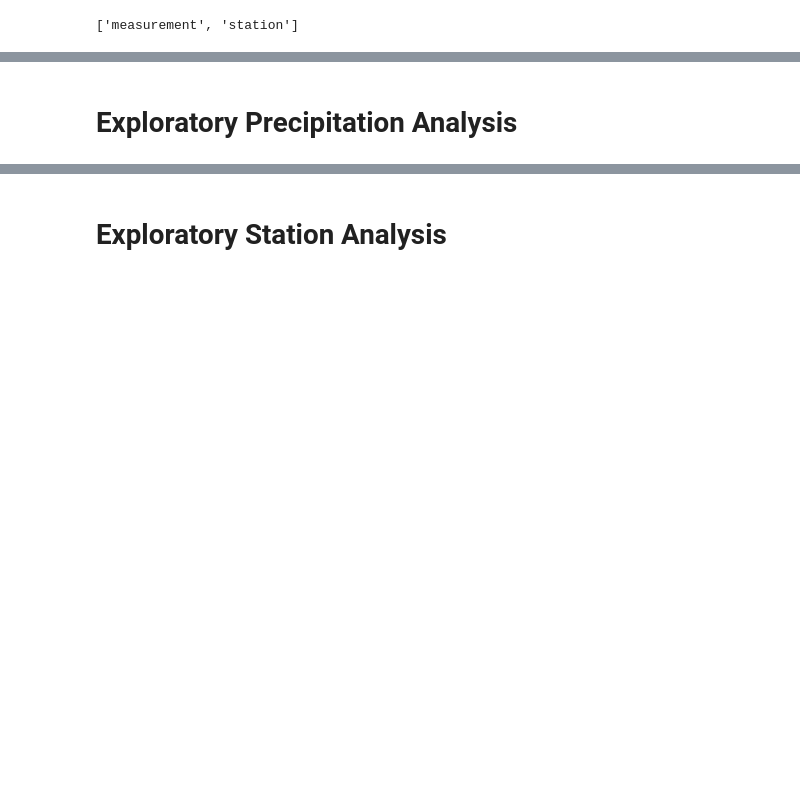
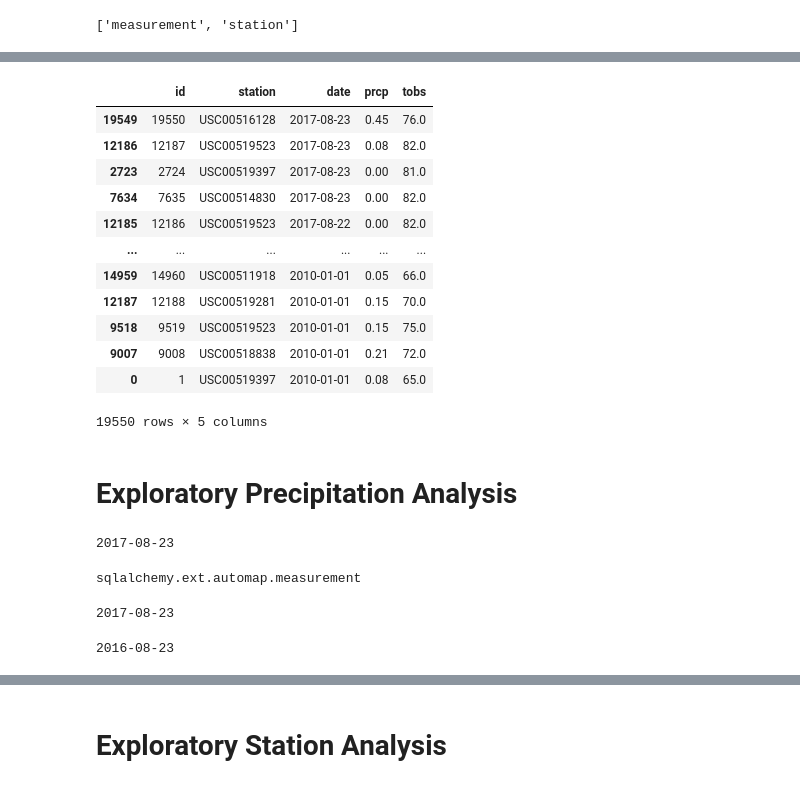
Before and after one commit to Jhernie/sql_alchemy, a Jupyter notebook: evangelista_climate_starter.ipynb, the cells around one changed output, grey strips where cells are left out. Cells and saved outputs as stored; diff of their text form; code cells hidden in the pictures; blank space fills up the shorter version.

```diff
--- a/evangelista_climate_starter.ipynb
+++ b/evangelista_climate_starter.ipynb
@@ -50,14 +56,7 @@ AttributeError: 'function' object has no attribute 'classes'
 # %%
-########_________CODE GRAVEYARD_________########
+sql_query_measurement = "SELECT * FROM measurement;"
 
+with engine.connect() as conn:
+    measurement_df = pd.read_sql(sql_query_measurement, con = conn)
 
-#import data into pandas df
-
-#____THIS DOESN'T WORK BECAUSE THE FILE CONTAINS MULTIPLE TABLES____#
-
-# sql_query = "SELECT * FROM hawaii"
-
-# with engine.connect() as conn:
-#     hawaii_df = pd.read_sql(sql_query, con = conn)
-
-# hawaii_df.head()
+measurement_df.head()
@@ -64,4 +84,46 @@ AttributeError: 'function' object has no attribute 'classes'
+# %%
+#stations_df
+measurement_df.sort_values(by="date", ascending = False)
+# %% [output]
+|  | id | station | date | prcp | tobs |
+| 19549 | 19550 | USC00516128 | 2017-08-23 | 0.45 | 76.0 |
+| 12186 | 12187 | USC00519523 | 2017-08-23 | 0.08 | 82.0 |
+| 2723 | 2724 | USC00519397 | 2017-08-23 | 0.00 | 81.0 |
+| 7634 | 7635 | USC00514830 | 2017-08-23 | 0.00 | 82.0 |
+| 12185 | 12186 | USC00519523 | 2017-08-22 | 0.00 | 82.0 |
+| ... | ... | ... | ... | ... | ... |
+| 14959 | 14960 | USC00511918 | 2010-01-01 | 0.05 | 66.0 |
+| 12187 | 12188 | USC00519281 | 2010-01-01 | 0.15 | 70.0 |
+| 9518 | 9519 | USC00519523 | 2010-01-01 | 0.15 | 75.0 |
+| 9007 | 9008 | USC00518838 | 2010-01-01 | 0.21 | 72.0 |
+| 0 | 1 | USC00519397 | 2010-01-01 | 0.08 | 65.0 |
+19550 rows × 5 columns
 # %% [markdown]
 # Exploratory Precipitation Analysis
 # %%
 # Find the most recent date in the data set.
+
+most_recent_date = session.query(Measurement).order_by(Measurement.date.desc()).first()
+print(most_recent_date.date)
+# %% [output]
+2017-08-23
+sqlalchemy.ext.automap.measurement
+# %%
+# datetime in string format
+input = '2017-08-23'
+
+# format
+format = '%Y-%m-%d'
+
+# convert from string format to datetime format
+converted_date = datetime.strptime(input, format)
+
+# get the date from the datetime using date()
+# function
+print(converted_date.date())
+
+#type(converted_date)
+
+#converted_date
+# %% [output]
+2017-08-23
@@ -68 +132,13 @@ AttributeError: 'function' object has no attribute 'classes'
+# %%
+# * Starting from the most recent data point in the database,
+    #calculate the date one year from the last date in data set.
+
+import datetime as dt
+from dateutil.relativedelta import relativedelta
+
+# date 1 year ago from latest date found in dataset
+year_ago = dt.date(2017, 8, 23) - relativedelta(years=1)
+print(year_ago)
+# %% [output]
+2016-08-23
 # %%
```
Also changed, not shown: parts of 12 cells of this notebook.
